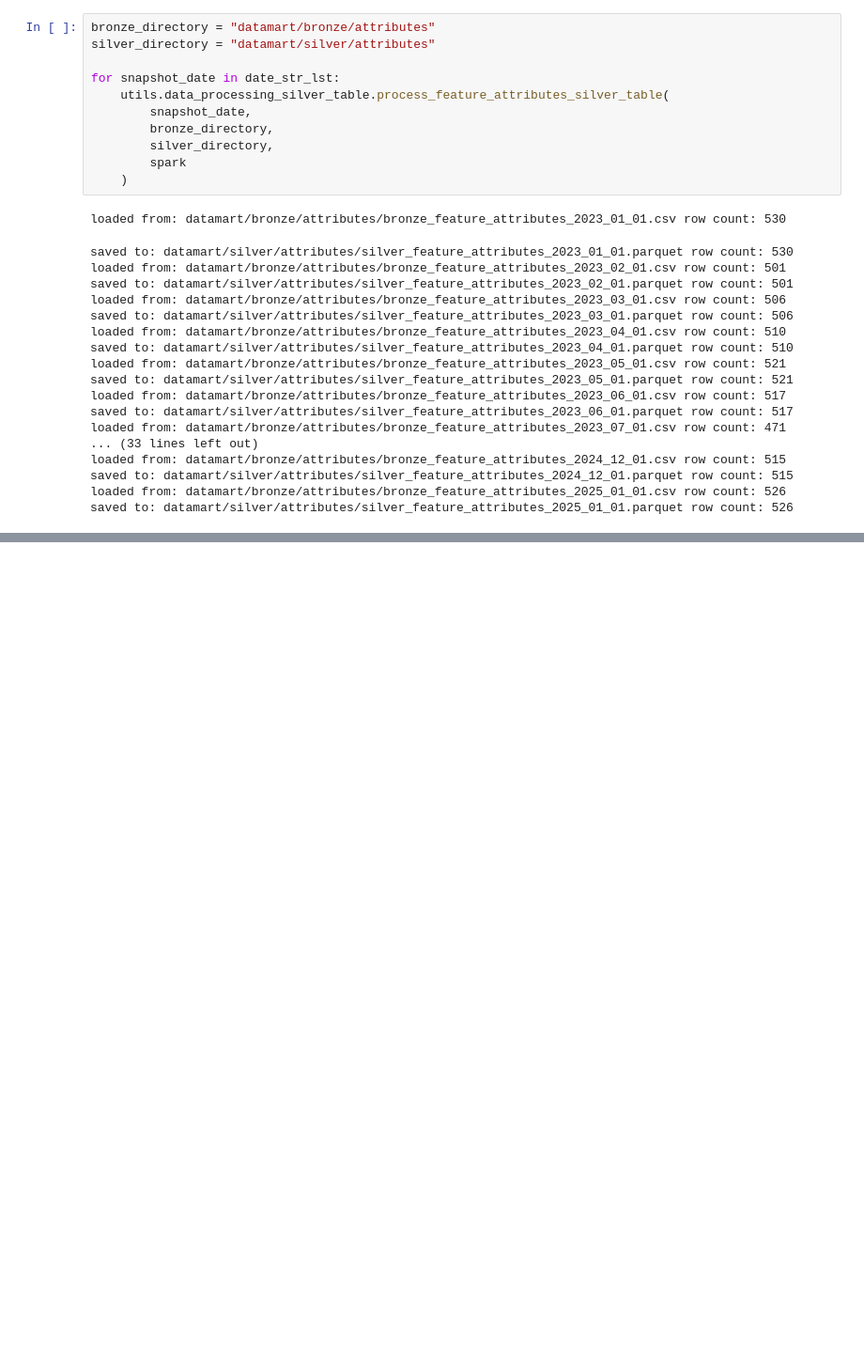
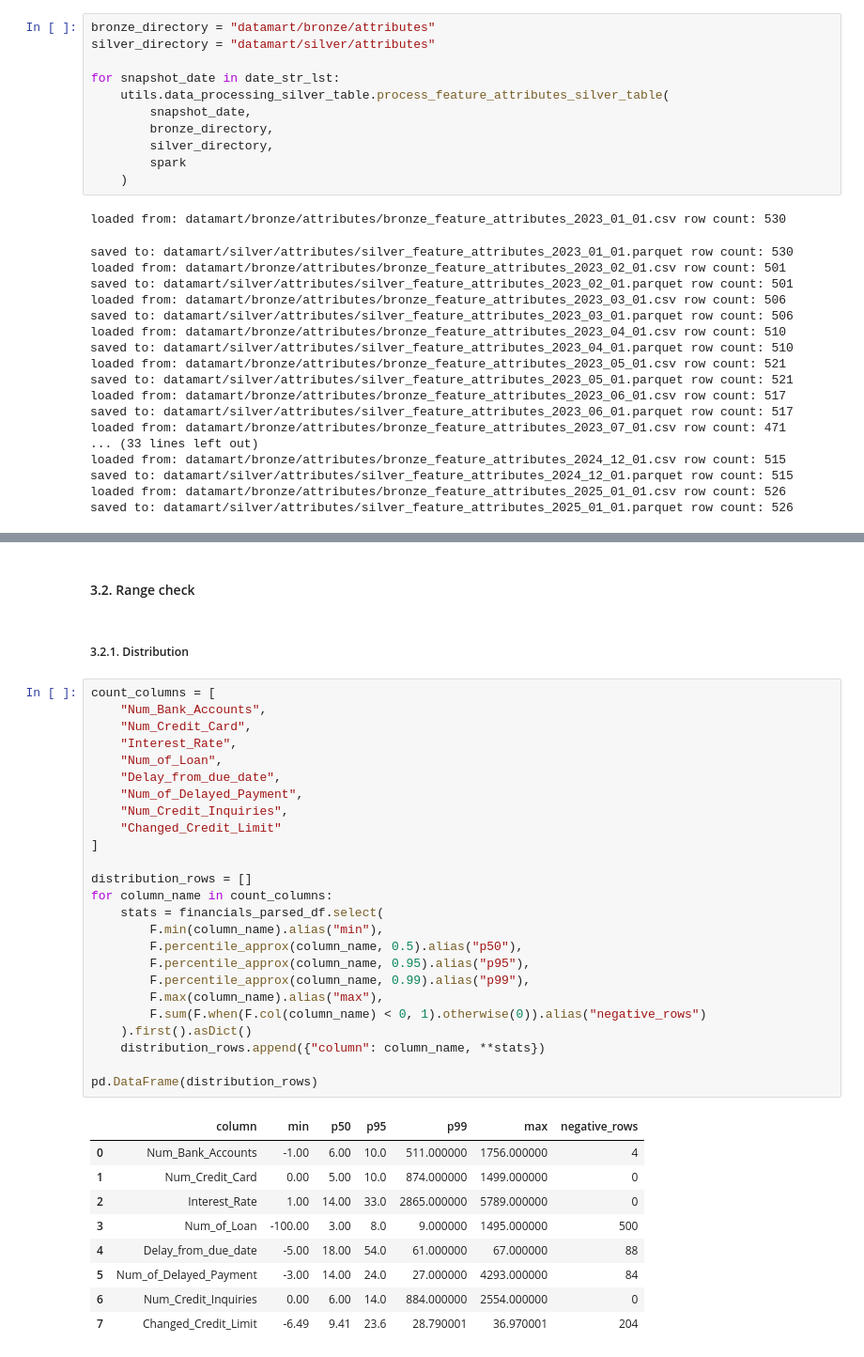
Before and after one commit to anhln113/MLE_Assignment_1, a Jupyter notebook: notebooks/EDA.ipynb, the cells around one changed output, grey strips where cells are left out. Shown at 94% size. Drawn from its saved outputs; the diff is of its cells as text; blank space fills up the shorter version.

```diff
--- a/notebooks/EDA.ipynb
+++ b/notebooks/EDA.ipynb
@@ -635,0 +930,39 @@ saved to: datamart/silver/attributes/silver_feature_attributes_2025_01_01.parque
+# %% [markdown]
+#### 3.2. Range check
+# %% [markdown]
+##### 3.2.1. Distribution
+# %%
+count_columns = [
+    "Num_Bank_Accounts",
+    "Num_Credit_Card",
+    "Interest_Rate",
+    "Num_of_Loan",
+    "Delay_from_due_date",
+    "Num_of_Delayed_Payment",
+    "Num_Credit_Inquiries",
+    "Changed_Credit_Limit"
+]
+
+distribution_rows = []
+for column_name in count_columns:
+    stats = financials_parsed_df.select(
+        F.min(column_name).alias("min"),
+        F.percentile_approx(column_name, 0.5).alias("p50"),
+        F.percentile_approx(column_name, 0.95).alias("p95"),
+        F.percentile_approx(column_name, 0.99).alias("p99"),
+        F.max(column_name).alias("max"),
+        F.sum(F.when(F.col(column_name) < 0, 1).otherwise(0)).alias("negative_rows")
+    ).first().asDict()
+    distribution_rows.append({"column": column_name, **stats})
+
+pd.DataFrame(distribution_rows)
+# %% [output]
+|  | column | min | p50 | p95 | p99 | max | negative_rows |
+| 0 | Num_Bank_Accounts | -1.00 | 6.00 | 10.0 | 511.000000 | 1756.000000 | 4 |
+| 1 | Num_Credit_Card | 0.00 | 5.00 | 10.0 | 874.000000 | 1499.000000 | 0 |
+| 2 | Interest_Rate | 1.00 | 14.00 | 33.0 | 2865.000000 | 5789.000000 | 0 |
+| 3 | Num_of_Loan | -100.00 | 3.00 | 8.0 | 9.000000 | 1495.000000 | 500 |
+| 4 | Delay_from_due_date | -5.00 | 18.00 | 54.0 | 61.000000 | 67.000000 | 88 |
+| 5 | Num_of_Delayed_Payment | -3.00 | 14.00 | 24.0 | 27.000000 | 4293.000000 | 84 |
+| 6 | Num_Credit_Inquiries | 0.00 | 6.00 | 14.0 | 884.000000 | 2554.000000 | 0 |
+| 7 | Changed_Credit_Limit | -6.49 | 9.41 | 23.6 | 28.790001 | 36.970001 | 204 |
```
Also changed, not shown: parts of 62 cells of this notebook, 2 other files.
